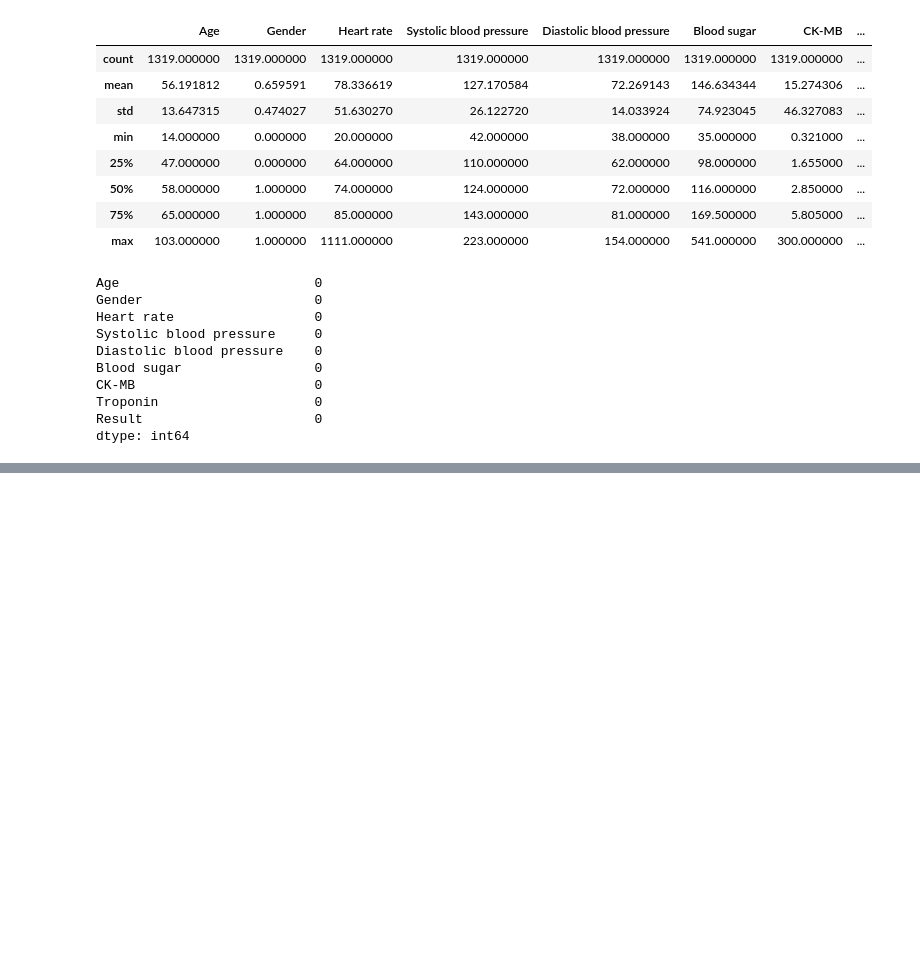
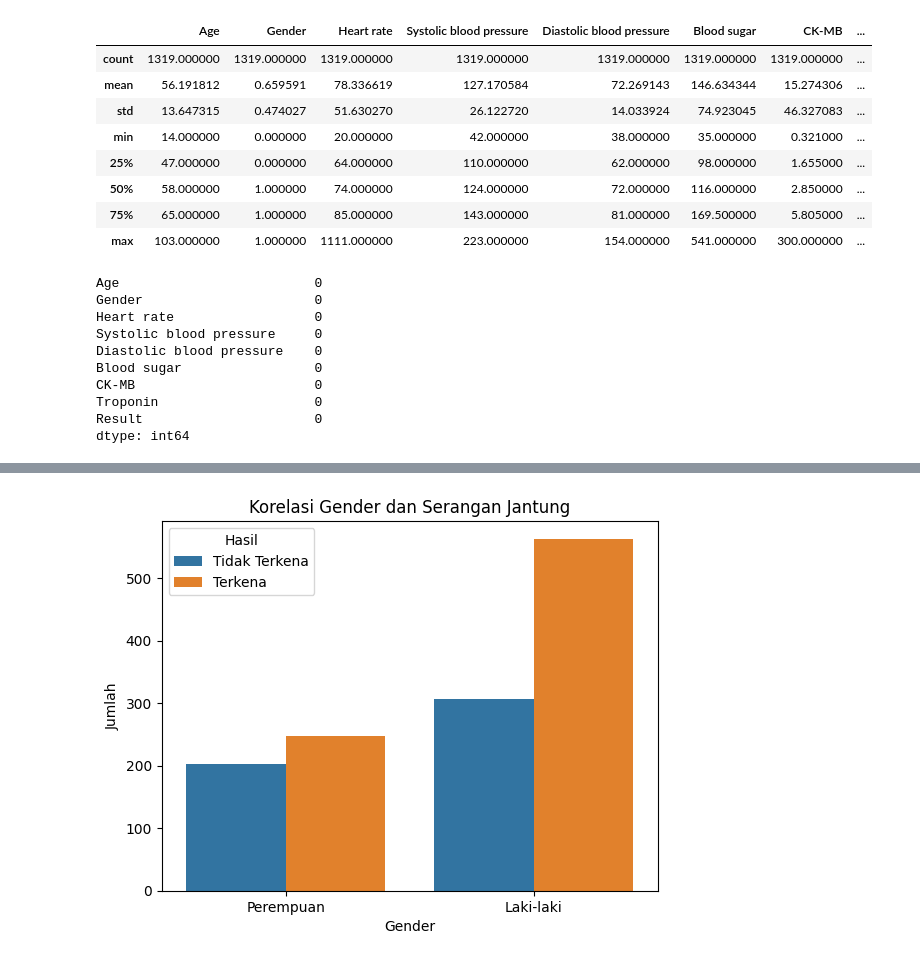
Before and after one commit to niel2512/Data-Mining---Hearth-Attack-Dataset-, a Jupyter notebook: Tubes.ipynb, the cells around one changed output, grey strips where cells are left out. Saved outputs shown, nothing was run; the diff lists cells and outputs as text; code cells hidden in the pictures; blank space fills up the shorter version.

```diff
--- a/Tubes.ipynb
+++ b/Tubes.ipynb
@@ -66,0 +132,11 @@ dtype: int64
+# %%
+# Contoh 3: Hubungan jenis kelamin dan hasil
+gender = sns.countplot(x='Gender', hue='Result', data=df)
+gender.set_xticklabels(['Perempuan', 'Laki-laki'])
+plt.title('Korelasi Gender dan Serangan Jantung')
+plt.ylabel('Jumlah')
+plt.xlabel('Gender')
+plt.legend(title='Hasil', labels=['Tidak Terkena', 'Terkena'])
+plt.show()
+# %% [output]
+[figure, added]
```
Also changed, not shown: parts of 8 cells of this notebook.
